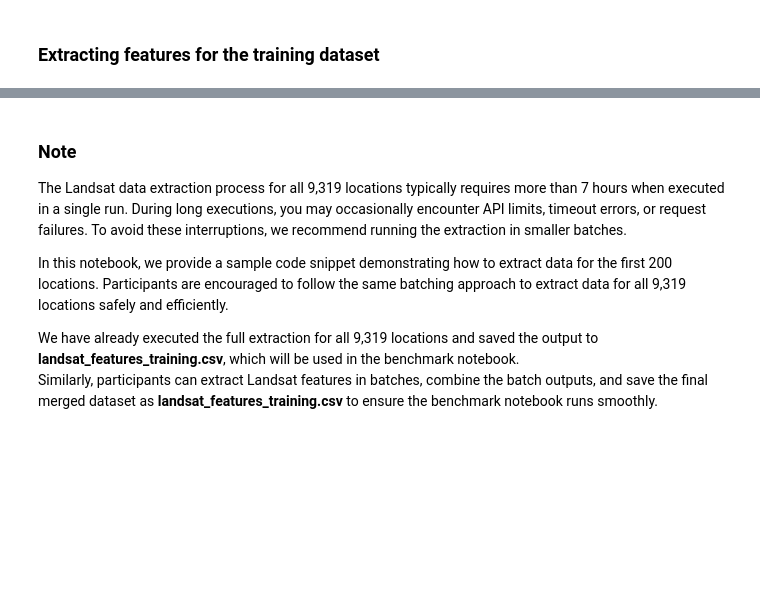
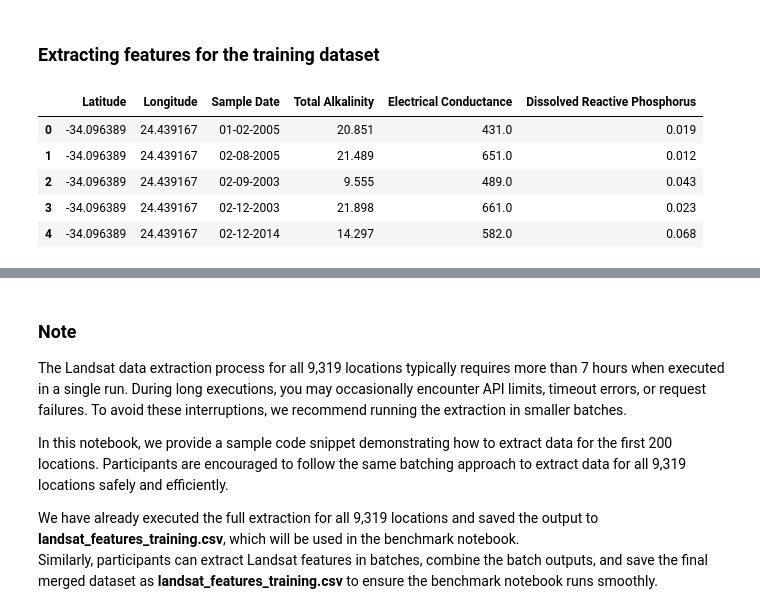
Before and after one commit to isaacdono/ey-hackathon, a Jupyter notebook: LANDSAT_DATA_EXTRACTION_NOTEBOOK_SNOWFLAKE.ipynb, the cells around one changed output, grey strips where cells are left out. Drawn from its saved outputs; the diff is of its cells as text; code cells hidden in the pictures; blank space fills up the shorter version.

```diff
--- a/LANDSAT_DATA_EXTRACTION_NOTEBOOK_SNOWFLAKE.ipynb
+++ b/LANDSAT_DATA_EXTRACTION_NOTEBOOK_SNOWFLAKE.ipynb
@@ -119,5 +122,12 @@ def compute_Landsat_values(row, sleep_sec=0.5):
 # %% [markdown]
 ### Extracting features for the training dataset
 # %%
-Water_Quality_df=pd.read_csv('water_quality_training_dataset.csv')
+Water_Quality_df=pd.read_csv('water_quality_new_training_dataset.csv')
 display(Water_Quality_df.head())
+# %% [output]
+|  | Latitude | Longitude | Sample Date | Total Alkalinity | Electrical Conductance | Dissolved Reactive Phosphorus |
+| 0 | -34.096389 | 24.439167 | 01-02-2005 | 20.851 | 431.0 | 0.019 |
+| 1 | -34.096389 | 24.439167 | 02-08-2005 | 21.489 | 651.0 | 0.012 |
+| 2 | -34.096389 | 24.439167 | 02-09-2003 | 9.555 | 489.0 | 0.043 |
+| 3 | -34.096389 | 24.439167 | 02-12-2003 | 21.898 | 661.0 | 0.023 |
+| 4 | -34.096389 | 24.439167 | 02-12-2014 | 14.297 | 582.0 | 0.068 |
```
Also changed, not shown: parts of 12 cells of this notebook, 2 other files.
